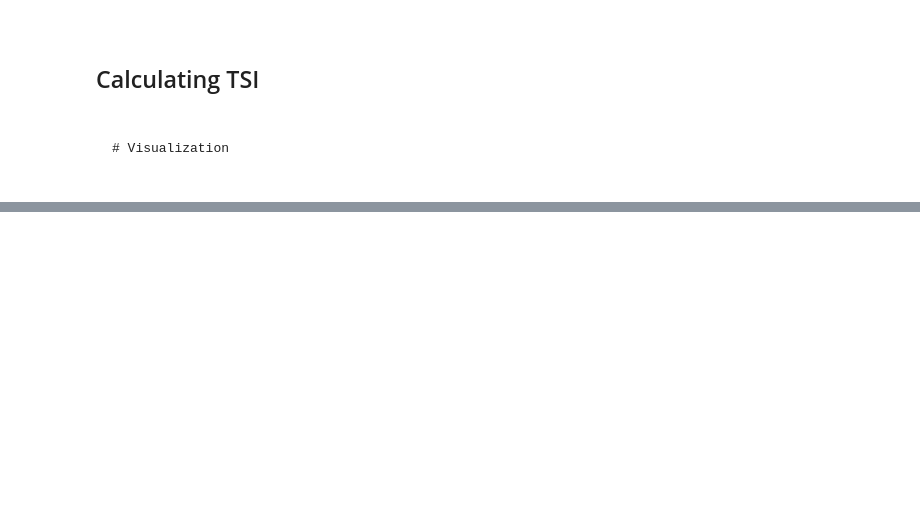
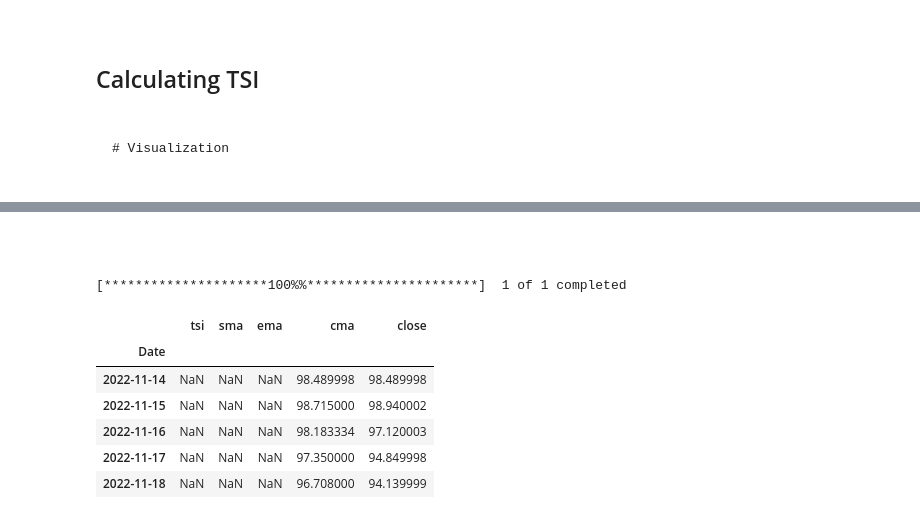
Before and after one commit to jocoder22/FinIndicators, a Jupyter notebook: TSI.ipynb, the cells around one changed output, grey strips where cells are left out. Saved outputs shown, nothing was run; the diff lists cells and outputs as text; code cells hidden in the pictures; blank space fills up the shorter version.

````diff
--- a/TSI.ipynb
+++ b/TSI.ipynb
@@ -180,0 +196,4 @@ n += 1
+# %% [markdown]
+```{note} Interpretation
+
+```
@@ -180,0 +206,4 @@ n += 1
+# %%
+df = yf.download(riskyAsset, start=startdate)
+# %% [output]
+[*********************100%%**********************]  1 of 1 completed
@@ -180,0 +221,10 @@ n += 1
+# %%
+tsi_ind.head()
+# %% [output]
+|  | tsi | sma | ema | cma | close |
+| Date |  |  |  |  |  |
+| 2022-11-14 | NaN | NaN | NaN | 98.489998 | 98.489998 |
+| 2022-11-15 | NaN | NaN | NaN | 98.715000 | 98.940002 |
+| 2022-11-16 | NaN | NaN | NaN | 98.183334 | 97.120003 |
+| 2022-11-17 | NaN | NaN | NaN | 97.350000 | 94.849998 |
+| 2022-11-18 | NaN | NaN | NaN | 96.708000 | 94.139999 |
````
Also changed, not shown: parts of 11 cells of this notebook.
